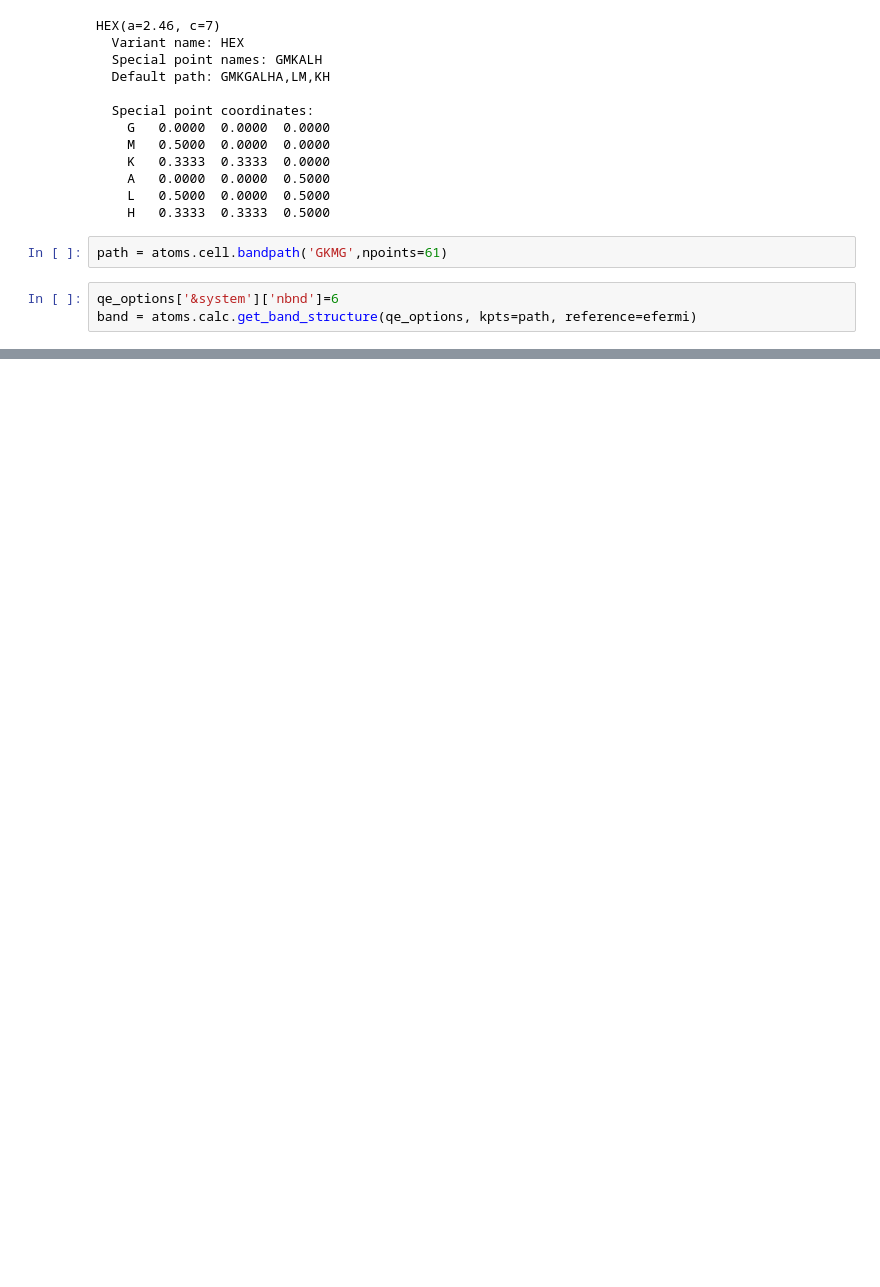
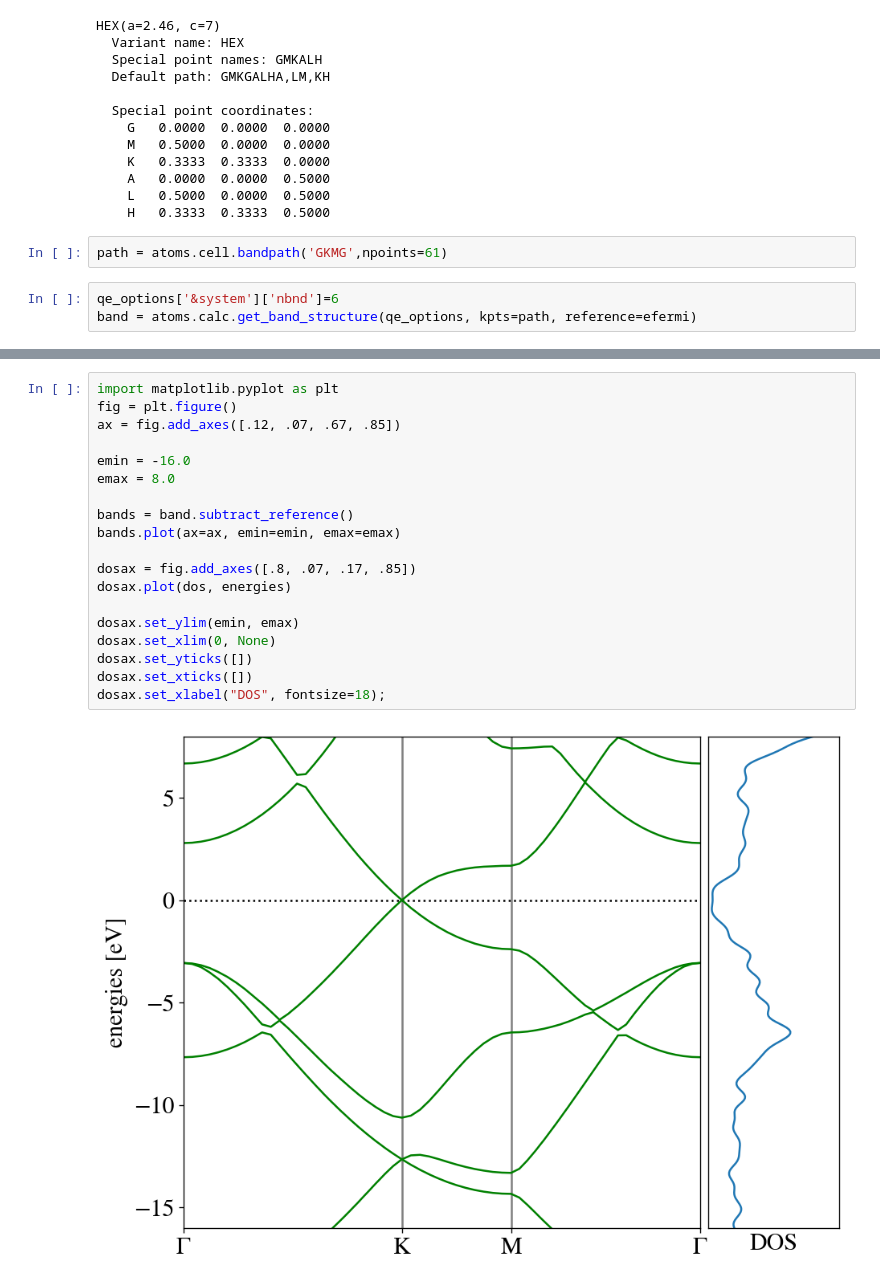
Before and after one commit to shaoxc/qepy, a Jupyter notebook: examples/jupyter/band/dos_band_graphene.ipynb, the cells around one changed output, grey strips where cells are left out. Drawn from its saved outputs; the diff is of its cells as text; blank space fills up the shorter version.

```diff
--- a/examples/jupyter/band/dos_band_graphene.ipynb
+++ b/examples/jupyter/band/dos_band_graphene.ipynb
@@ -81,0 +85,21 @@ bp.set_ylim(-16,8)
+# %%
+import matplotlib.pyplot as plt
+fig = plt.figure()
+ax = fig.add_axes([.12, .07, .67, .85])
+
+emin = -16.0
+emax = 8.0
+
+bands = band.subtract_reference()
+bands.plot(ax=ax, emin=emin, emax=emax)
+
+dosax = fig.add_axes([.8, .07, .17, .85])
+dosax.plot(dos, energies)
+
+dosax.set_ylim(emin, emax)
+dosax.set_xlim(0, None)
+dosax.set_yticks([])
+dosax.set_xticks([])
+dosax.set_xlabel("DOS", fontsize=18);
+# %% [output]
+[figure, added]
```
Also changed, not shown: parts of 5 cells of this notebook, 1 other file.
